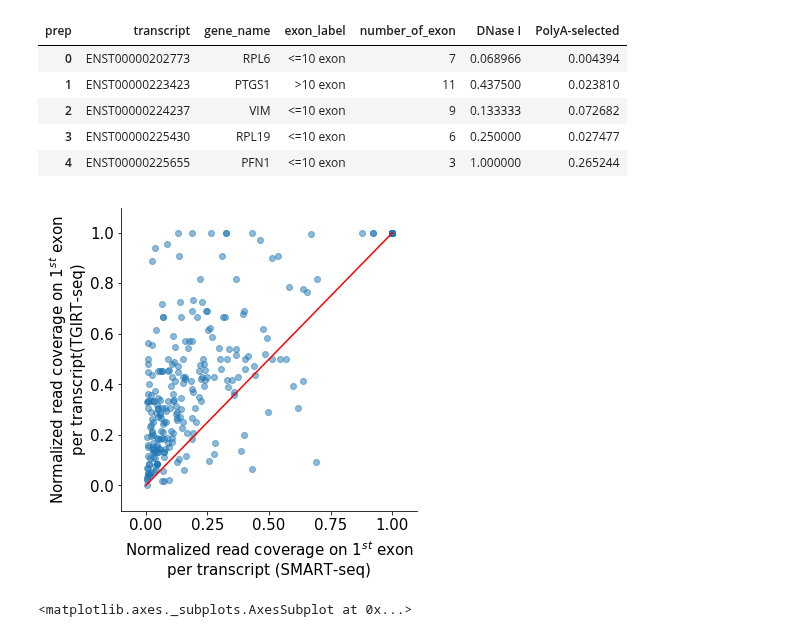
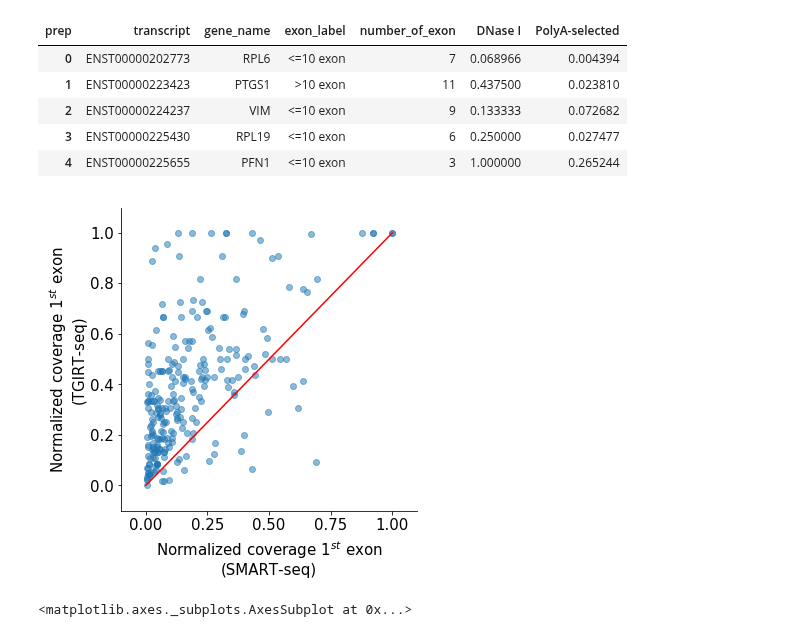
Before and after one commit to wckdouglas/cfNA, a Jupyter notebook: plots/plot_long_count.ipynb, the cells around one changed output. Cells and saved outputs as stored; diff of their text form; code cells hidden in the pictures.

```diff
--- a/plots/plot_long_count.ipynb
+++ b/plots/plot_long_count.ipynb
@@ -499,7 +499,7 @@ exon_df.head()
 # %%
 pt_exon_df = exon_df \
     .assign(prep = lambda d: d.samplename.map(label_sample)) \
-    .query('number_of_exon >= 1 & transcript_coverage > 10')\
+    .query('number_of_exon > 1 & transcript_coverage > 10')\
     .groupby(['gene_name','prep','exon_label','transcript', 'number_of_exon'], as_index=False)\
     .agg({'exon_1_count':'sum',
          'transcript_coverage':'sum'}) \
@@ -520,19 +520,19 @@ pt_exon_df.head()
 # %%
 p = sns.JointGrid(data = pt_exon_df,
                   x = 'PolyA-selected', y = 'DNase I',
                  xlim = [-0.1,1.1], ylim = [-0.1,1.1])
 p.plot_joint(plt.scatter,alpha=0.5)
 p.plot_marginals(sns.distplot, hist=False)
 
 p.ax_joint.plot([0,1],[0,1], color = 'red')
 p.ax_marg_x.set_visible(False)
 p.ax_marg_y.set_visible(False)
 
-p.set_axis_labels('Normalized read coverage on 1$^{st}$ exon\nper transcript (SMART-seq)',
-                 'Normalized read coverage on 1$^{st}$ exon\nper transcript(TGIRT-seq)')
+p.set_axis_labels('Normalized coverage 1$^{st}$ exon\n(SMART-seq)',
+                 'Normalized coverage 1$^{st}$ exon\n(TGIRT-seq)')
 p.savefig(figure_path + '/exon1.png')
 # %% [output]
-[figure, old version]
+[figure, new version]
 # %%
 sns.distplot(exon_df.number_of_exon)
 # %% [output]
```
Also changed, not shown: 2 other files.
